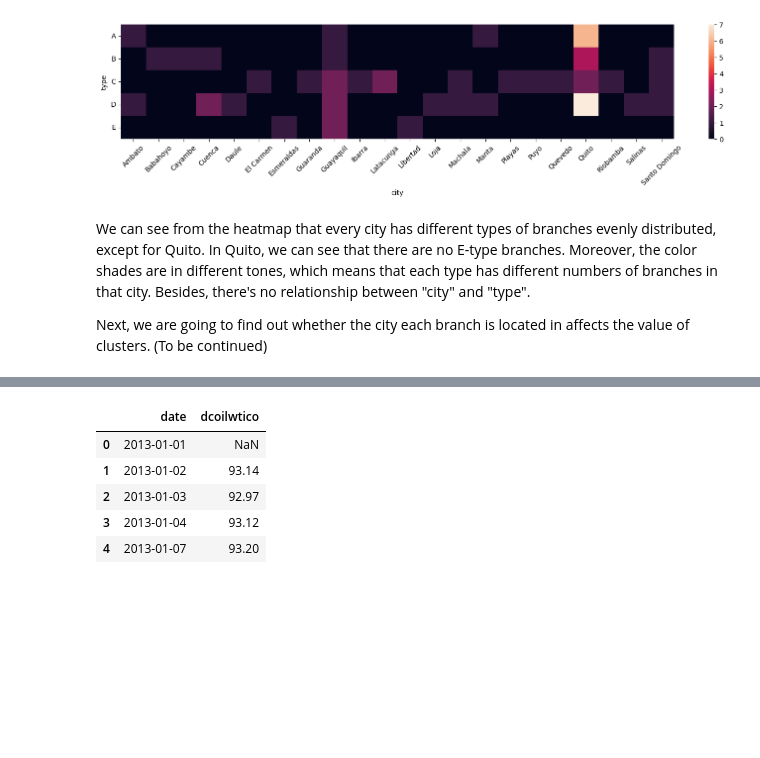
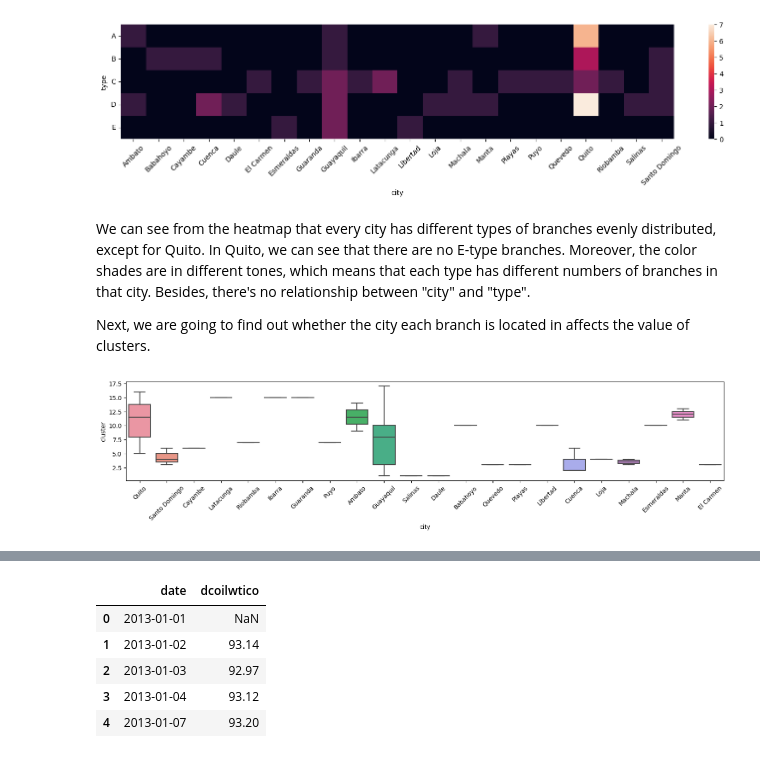
Before and after one commit to Komsan-Kongwongsupak/store-sales, a Jupyter notebook: store-sales.ipynb, the cells around one changed output, grey strips where cells are left out. Saved outputs shown, nothing was run; the diff lists cells and outputs as text; code cells hidden in the pictures; blank space fills up the shorter version.

Commit message:
completed visualization in "df_store"

```diff
--- a/store-sales.ipynb
+++ b/store-sales.ipynb
@@ -241,4 +241,11 @@ plt.show()
 [figure]
 # %% [markdown]
 <p>We can see from the heatmap that every city has different types of branches evenly distributed, except for Quito. In Quito, we can see that there are no E-type branches. Moreover, the color shades are in different tones, which means that each type has different numbers of branches in that city. Besides, there's no relationship between "city" and "type".</p>
-<p>Next, we are going to find out whether the city each branch is located in affects the value of clusters. (To be continued)</p>
+<p>Next, we are going to find out whether the city each branch is located in affects the value of clusters.</p>
+# %%
+plt.figure(figsize=(18, 3))
+ax = sns.boxplot(data=df_store, x='city', y='cluster')
+ax.set_xticklabels(ax.get_xticklabels(), rotation=45)
+plt.show()
+# %% [output]
+[figure, added]
```
Also changed, not shown: parts of 9 cells of this notebook.
